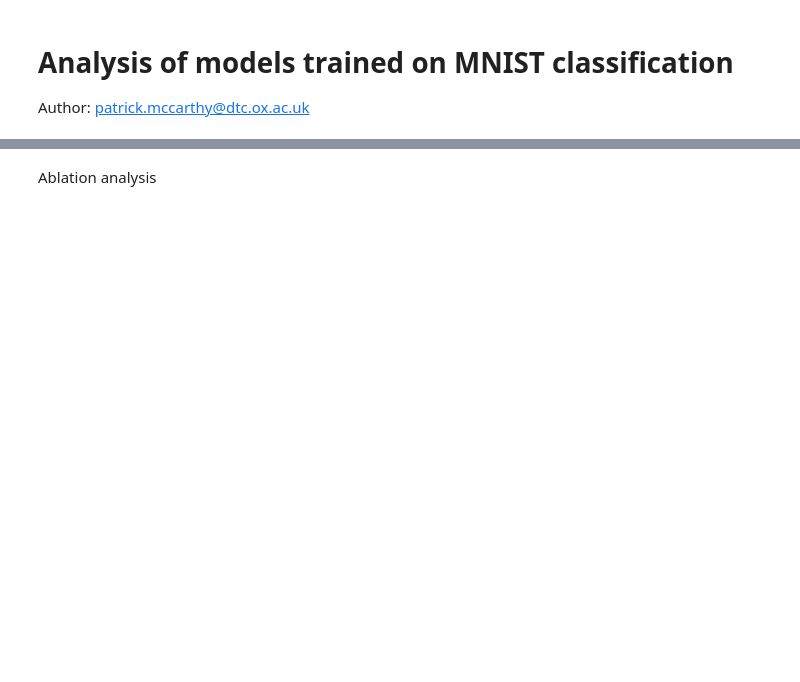
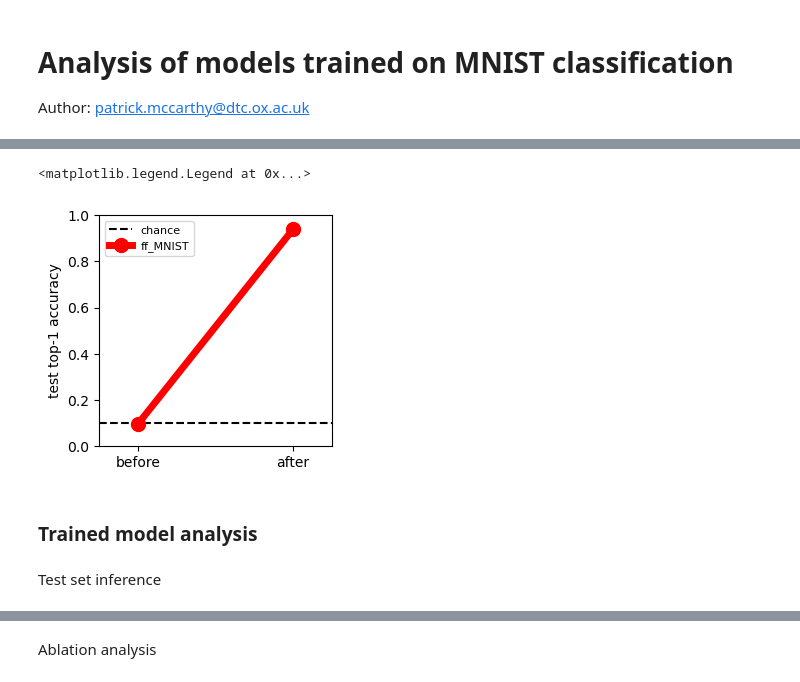
Before and after one commit to pmccthy/ThalamoCortex, a Jupyter notebook: analysis/mnist_analysis.ipynb, the cells around one changed output, grey strips where cells are left out. Saved outputs shown, nothing was run; the diff lists cells and outputs as text; code cells hidden in the pictures; blank space fills up the shorter version.

```diff
--- a/analysis/mnist_analysis.ipynb
+++ b/analysis/mnist_analysis.ipynb
@@ -64,0 +126,18 @@ Trained model analysis
+# %%
+# accuracy before and after convergence
+fig, ax = plt.subplots(1, 1, figsize=(3, 3))
+ax.axhline(0.1, ls="--", c="k", label="chance")
+for _, (model_name, model_results) in enumerate(results.items()):
+    if model_name in model_plot_list:
+        ax.plot([0, 1], [model_results["train_top1_accs"][0], model_results["train_top1_accs"][-1]], c=colours[models_plotted_idx-1], marker="o", markersize=10, linewidth=5, label=model_name)
+ax.set_ylabel("test top-1 accuracy")
+ax.set_ylim(0, 1)
+ax.set_xlim(-0.25, 1.25)
+ax.set_xticks([0, 1])
+ax.set_xticklabels(["before", "after"])
+ax.legend(fontsize=8, loc="upper left")
+# %% [output]
+<matplotlib.legend.Legend at 0x...>
+[figure, added]
+# %% [markdown]
+### **Trained model analysis**
@@ -64,0 +149,2 @@ Trained model analysis
+# %% [markdown]
+Test set inference
```
Also changed, not shown: parts of 45 cells of this notebook, 5 other files.
